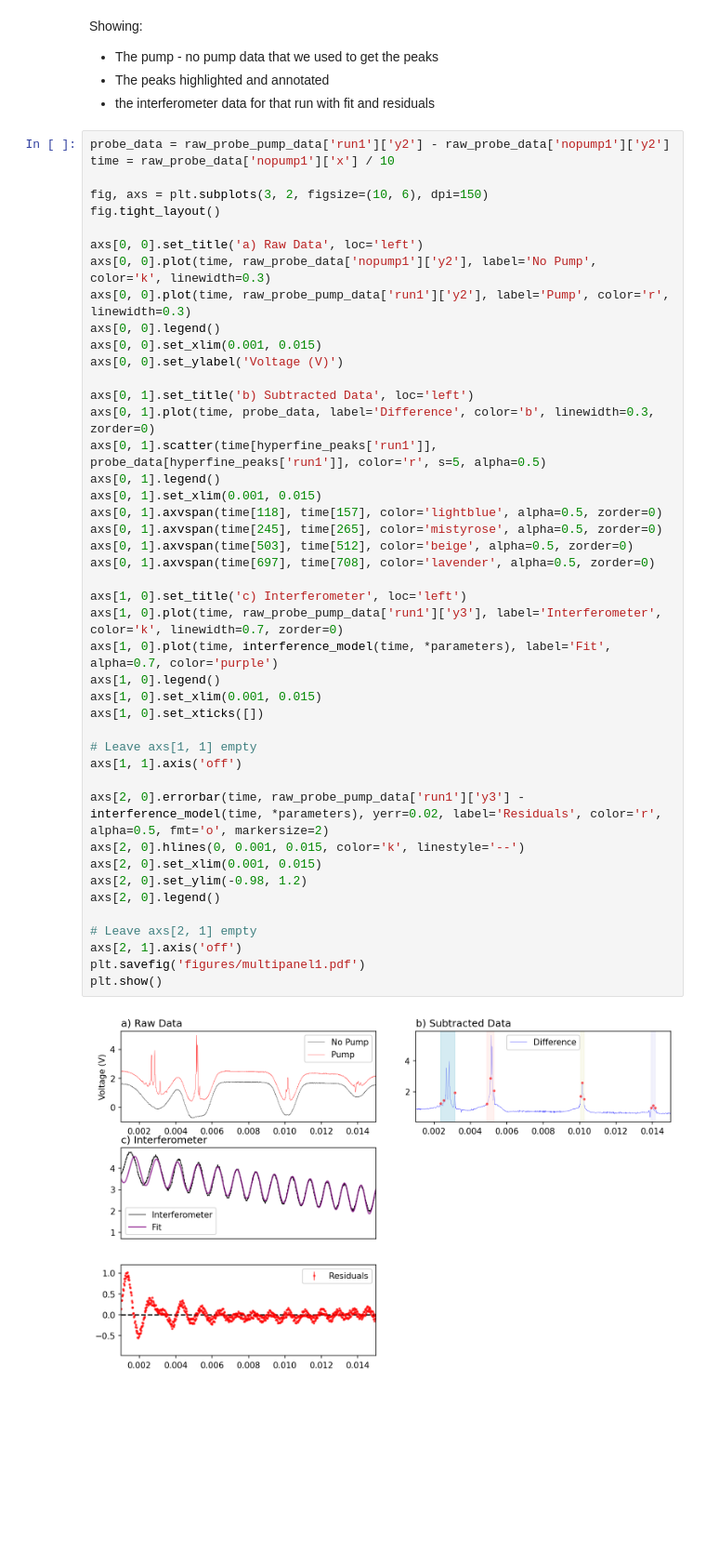
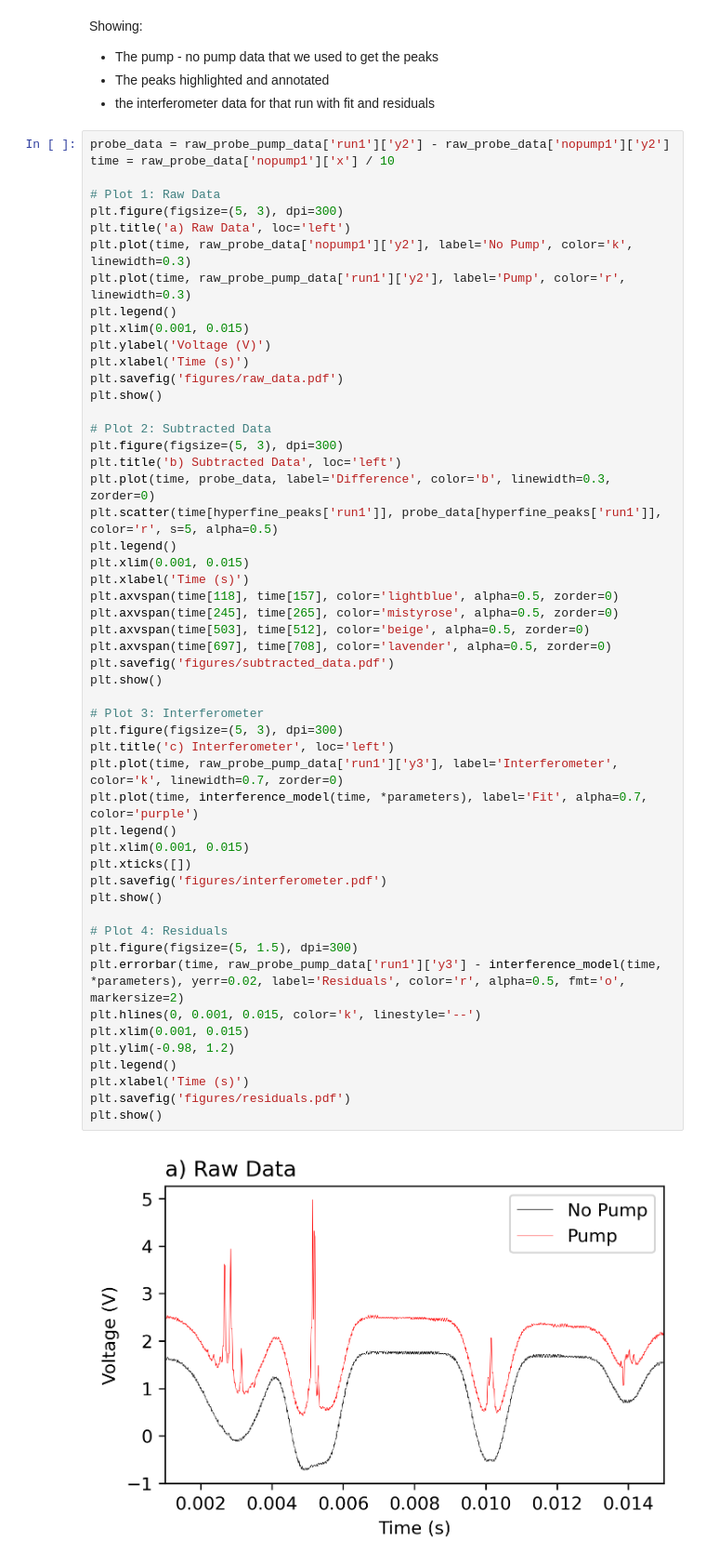
Before and after one commit to orpereira/PHYS469, a Jupyter notebook: saturation_spectroscopy/analysis_final_cleaned.ipynb, the cells around one changed output. Shown at 93% size. Drawn from its saved outputs; the diff is of its cells as text; blank space fills up the shorter version.

Commit message:
split up plots

```diff
--- a/saturation_spectroscopy/analysis_final_cleaned.ipynb
+++ b/saturation_spectroscopy/analysis_final_cleaned.ipynb
@@ -266,46 +266,54 @@ Showing:
 # %%
 probe_data = raw_probe_pump_data['run1']['y2'] - raw_probe_data['nopump1']['y2']
 time = raw_probe_data['nopump1']['x'] / 10
 
-fig, axs = plt.subplots(3, 2, figsize=(10, 6), dpi=150)
-fig.tight_layout()
+# Plot 1: Raw Data
+plt.figure(figsize=(5, 3), dpi=300)
+plt.title('a) Raw Data', loc='left')
+plt.plot(time, raw_probe_data['nopump1']['y2'], label='No Pump', color='k', linewidth=0.3)
+plt.plot(time, raw_probe_pump_data['run1']['y2'], label='Pump', color='r', linewidth=0.3)
+plt.legend()
+plt.xlim(0.001, 0.015)
+plt.ylabel('Voltage (V)')
+plt.xlabel('Time (s)')
+plt.savefig('figures/raw_data.pdf')
+plt.show()
 
-axs[0, 0].set_title('a) Raw Data', loc='left')
-axs[0, 0].plot(time, raw_probe_data['nopump1']['y2'], label='No Pump', color='k', linewidth=0.3)
-axs[0, 0].plot(time, raw_probe_pump_data['run1']['y2'], label='Pump', color='r', linewidth=0.3)
-axs[0, 0].legend()
-axs[0, 0].set_xlim(0.001, 0.015)
-axs[0, 0].set_ylabel('Voltage (V)')
+# Plot 2: Subtracted Data
+plt.figure(figsize=(5, 3), dpi=300)
+plt.title('b) Subtracted Data', loc='left')
+plt.plot(time, probe_data, label='Difference', color='b', linewidth=0.3, zorder=0)
+plt.scatter(time[hyperfine_peaks['run1']], probe_data[hyperfine_peaks['run1']], color='r', s=5, alpha=0.5)
+plt.legend()
+plt.xlim(0.001, 0.015)
+plt.xlabel('Time (s)')
+plt.axvspan(time[118], time[157], color='lightblue', alpha=0.5, zorder=0)
+plt.axvspan(time[245], time[265], color='mistyrose', alpha=0.5, zorder=0)
+plt.axvspan(time[503], time[512], color='beige', alpha=0.5, zorder=0)
+plt.axvspan(time[697], time[708], color='lavender', alpha=0.5, zorder=0)
+plt.savefig('figures/subtracted_data.pdf')
+plt.show()
 
-axs[0, 1].set_title('b) Subtracted Data', loc='left')
-axs[0, 1].plot(time, probe_data, label='Difference', color='b', linewidth=0.3, zorder=0)
-axs[0, 1].scatter(time[hyperfine_peaks['run1']], probe_data[hyperfine_peaks['run1']], color='r', s=5, alpha=0.5)
-axs[0, 1].legend()
-axs[0, 1].set_xlim(0.001, 0.015)
-axs[0, 1].axvspan(time[118], time[157], color='lightblue', alpha=0.5, zorder=0)
-axs[0, 1].axvspan(time[245], time[265], color='mistyrose', alpha=0.5, zorder=0)
-axs[0, 1].axvspan(time[503], time[512], color='beige', alpha=0.5, zorder=0)
-axs[0, 1].axvspan(time[697], time[708], color='lavender', alpha=0.5, zorder=0)
+# Plot 3: Interferometer
+plt.figure(figsize=(5, 3), dpi=300)
+plt.title('c) Interferometer', loc='left')
+plt.plot(time, raw_probe_pump_data['run1']['y3'], label='Interferometer', color='k', linewidth=0.7, zorder=0)
+plt.plot(time, interference_model(time, *parameters), label='Fit', alpha=0.7, color='purple')
+plt.legend()
+plt.xlim(0.001, 0.015)
+plt.xticks([])
+plt.savefig('figures/interferometer.pdf')
+plt.show()
 
-axs[1, 0].set_title('c) Interferometer', loc='left')
-axs[1, 0].plot(time, raw_probe_pump_data['run1']['y3'], label='Interferometer', color='k', linewidth=0.7, zorder=0)
-axs[1, 0].plot(time, interference_model(time, *parameters), label='Fit', alpha=0.7, color='purple')
-axs[1, 0].legend()
-axs[1, 0].set_xlim(0.001, 0.015)
-axs[1, 0].set_xticks([])
-
-# Leave axs[1, 1] empty
-axs[1, 1].axis('off')
-
-axs[2, 0].errorbar(time, raw_probe_pump_data['run1']['y3'] - interference_model(time, *parameters), yerr=0.02, label='Residuals', color='r', alpha=0.5, fmt='o', markersize=2)
-axs[2, 0].hlines(0, 0.001, 0.015, color='k', linestyle='--')
-axs[2, 0].set_xlim(0.001, 0.015)
-axs[2, 0].set_ylim(-0.98, 1.2)
-axs[2, 0].legend()
-
-# Leave axs[2, 1] empty
-axs[2, 1].axis('off')
-plt.savefig('figures/multipanel1.pdf')
+# Plot 4: Residuals
+plt.figure(figsize=(5, 1.5), dpi=300)
+plt.errorbar(time, raw_probe_pump_data['run1']['y3'] - interference_model(time, *parameters), yerr=0.02, label='Residuals', color='r', alpha=0.5, fmt='o', markersize=2)
+plt.hlines(0, 0.001, 0.015, color='k', linestyle='--')
+plt.xlim(0.001, 0.015)
+plt.ylim(-0.98, 1.2)
+plt.legend()
+plt.xlabel('Time (s)')
+plt.savefig('figures/residuals.pdf')
 plt.show()
 # %% [output]
-[figure, old version]
+[figure, new version]
```
Also changed, not shown: parts of 2 cells of this notebook, 7 other files.
